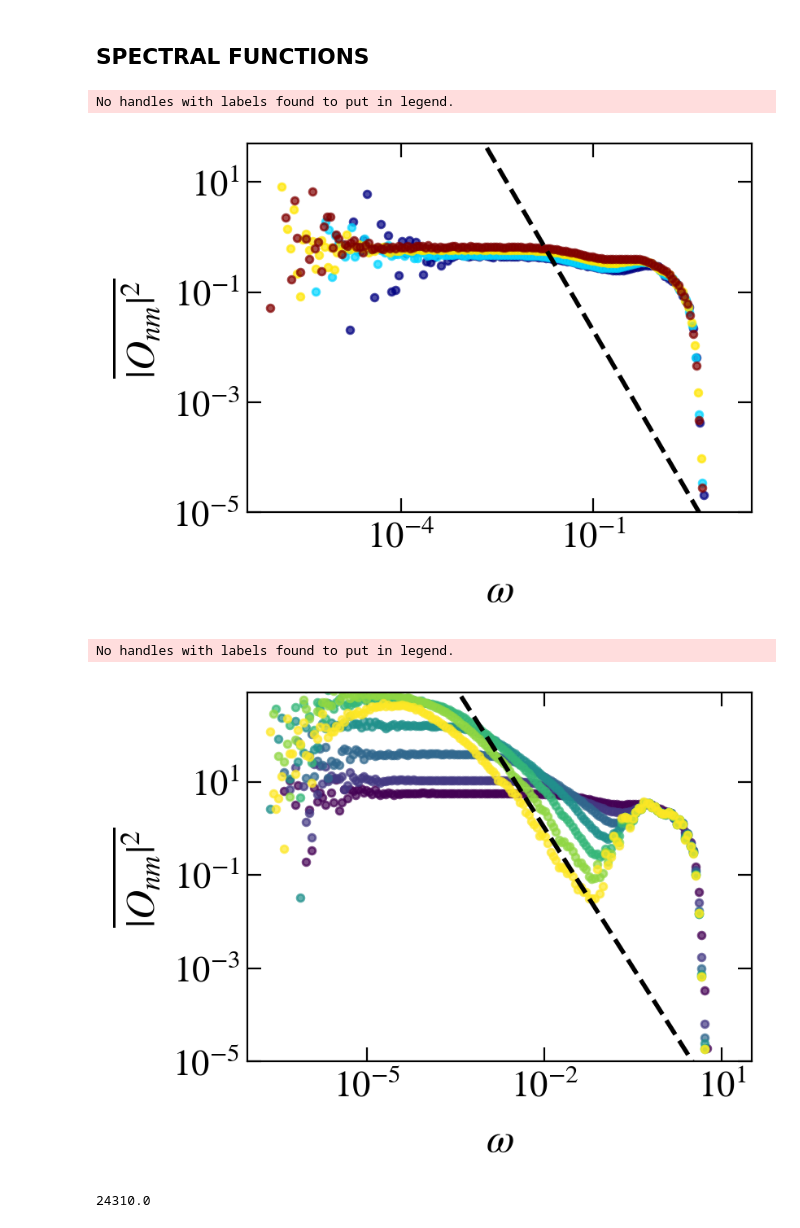
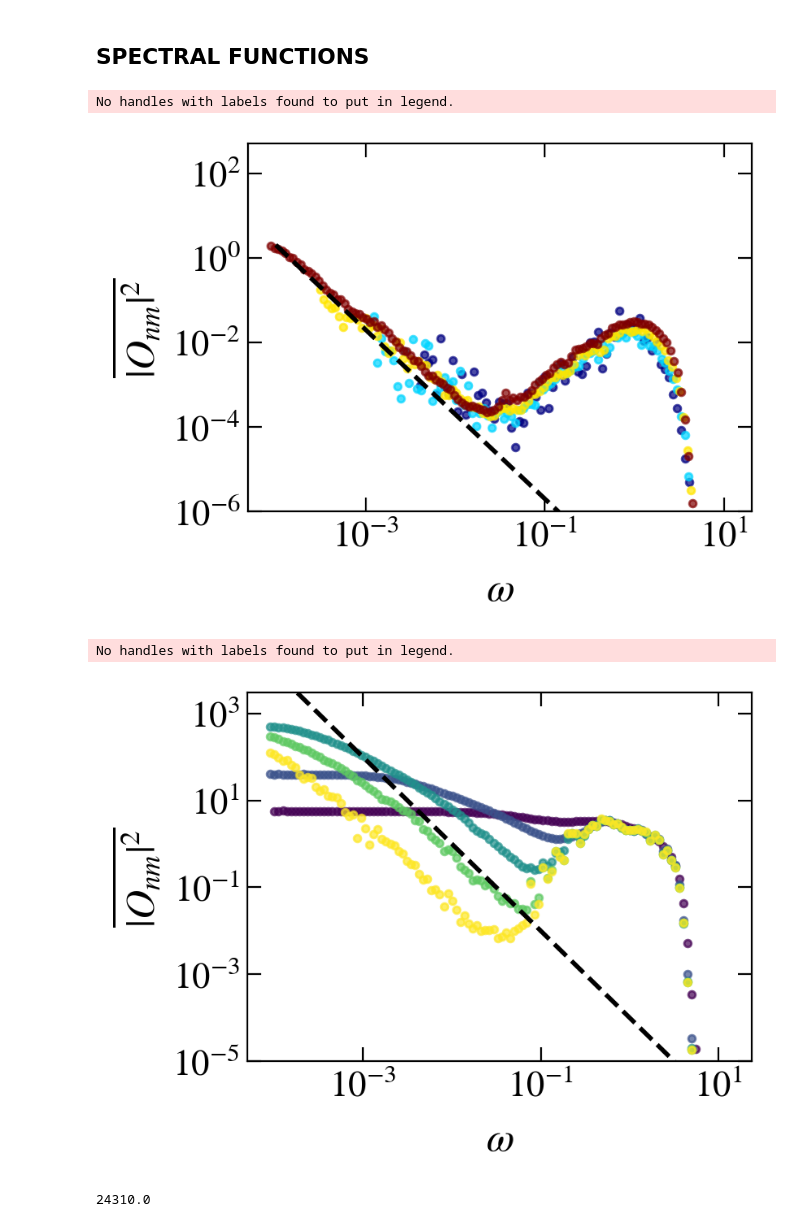
Before and after one commit to Rafal-Swietek/QHamSolver, a Jupyter notebook: XXZ/Jupyter_Python/fgr.ipynb, the cells around one changed output. Cells and saved outputs as stored; diff of their text form; code cells hidden in the pictures.

Commit message:
fixed damn bug for good result..

```diff
--- a/XXZ/Jupyter_Python/fgr.ipynb
+++ b/XXZ/Jupyter_Python/fgr.ipynb
@@ -115,10 +115,13 @@ w = 2
 J = 1
 g=0.2
 op=0
-modello = 'RP'
-prefix = '../results/disorder/PBC/Spectrals_SzSz/'
 
-sizes = np.arange(10, 19, 1)
+BC = 1
+
+prefix = '../results/disorder/OBC/Spectrals_SzSz/' if BC else '../results/disorder/PBC/Spectrals_SzSz/'
+hz = 1 if BC else 0
+
+sizes = np.arange(10, 19, 2)
 
 DIM = 1
 fig, axis = plt.subplots( nrows=1, ncols=2, figsize=(9,4), dpi = 200, sharex=False, sharey=False)
@@ -138,7 +141,7 @@ def exp_fit_kurwa(x, a, xi):
     return a * 2**(-x * xi)
     # return 1 - 1 / (1 + a * 2**(-x * xi))
 
-for iig, wx_vals in enumerate([np.arange(0.02, 0.5, 0.02)]):
+for iig, wx_vals in enumerate([np.arange(0.0, 0.41, 0.01 if BC else 0.02)]):
 # gamma_vals = np.arange(0.5, 2.01, 0.1)
     dim = int( binom(L, L//2) )
 
@@ -160,7 +163,7 @@ for iig, wx_vals in enumerate([np.arange(0.02, 0.5, 0.02)]):
             counter = 0
             r = 0#np.zeros((45))
 
-            name = prefix + info_dis(L=L, J1=J, delta1=0.55, w=wx) + '.hdf5'
+            name = prefix + info_dis(L=L, J1=J, delta1=0.55, w=wx, hz=hz) + '.hdf5'
             if exists(name):
                 with h5py.File(name, "r") as file:
                     Ex = np.array(file.get('energy_density'))
@@ -337,7 +402,8 @@ J = 1
 g=0.2
 op=0
 modello = 'RP'
-prefix = '../results/disorder/PBC/Spectrals_SzSz/'
+prefix = '../results/disorder/OBC/Spectrals_SzSz/'
+hz=1
 
 sizes = np.arange(12, 19, 2)
 
@@ -358,7 +424,7 @@ s_m = matplotlib.cm.ScalarMappable(cmap='jet', norm=norm)
 s_m.set_array([])
 
 
-wx = 0.02
+wx = 0.18
 for iiL, L in enumerate(sizes):
     dim = int( binom(L, L//2) )
 
@@ -366,36 +432,38 @@ for iiL, L in enumerate(sizes):
 
     omegas = np.nan
     spec_fun = np.nan
-    name = prefix + info_dis(L=L, J1=J, delta1=0.55, w=wx) + '.hdf5'
+    name = prefix + info_dis(L=L, J1=J, delta1=0.55, w=wx, hz=hz) + '.hdf5'
     if exists(name):
         with h5py.File(name, "r") as file:
             Ex = np.array(file.get('energy_density'))
             idx = min(range(len(Ex)), key=lambda i: abs(Ex[i] - eps))
             DOS = np.array(file.get('DOS'))[idx]
+            wH = np.array(file.get('wH'))[0]
 
             G = 1#dim**(1-2*w) * L**2
-            spec_fun = np.array(file.get('spec_fun_typ'))[idx] * dim * G
+            spec_fun = np.array(file.get('spec_fun_typ'))[idx] * DOS * G
             omegas = np.array(file.get('omegas'))[1:] / G
 
             realis = np.array(file.get('realisations'))
     else:
         print(name)
 
-    axis.scatter(omegas, spec_fun, color=col, alpha=0.7, s=10)
+    # axis.scatter(omegas, spec_fun, color=col, alpha=0.7, s=10)
+    axis.scatter(omegas[omegas > wH], spec_fun[omegas > wH], color=col, alpha=0.7, s=10)
 
 
 fig_help.set_plot_elements(axis, ylabel=r"$\overline{|O_{nm}|^2}$", xlabel=r"$\omega$", font_size=16, set_legend=1, xscale='log', yscale='log')
 
 z = np.logspace(-4, 1, 1000)
 # axis.plot(z, 0.02/z, ls=':', color='k', lw=2)
-axis.plot(z, 0.0002/z**2, ls='--', color='k', lw=2)
+axis.plot(z, 2e-8/z**2, ls='--', color='k', lw=2)
 
-axis.set_ylim(1e-5, 5e1)
+axis.set_ylim(1e-6, 5e2)
 
 fig.subplots_adjust(wspace = 0.02, hspace=0.02)
 # %% [output]
 No handles with labels found to put in legend.
-[figure, old version]
+[figure, new version]
 # %%
 colors_ls_cyc = itertools.cycle(colors_ls)
 colors_ls_cyc2 = itertools.cycle(colors_ls)
@@ -416,7 +484,7 @@ fig, axis = plt.subplots( nrows=1, ncols=1, figsize=(4,3), dpi = 200, sharex=Tru
 L = 18
 eps = 0.5
 
-wx_vals = np.arange(0.02, 0.15, 0.02)
+wx_vals = np.arange(0.02, 0.22, 0.04)
 
 
 
@@ -433,34 +501,35 @@ for iiL, wx in enumerate(wx_vals):
 
     omegas = np.nan
     spec_fun = np.nan
     name = prefix + info_dis(L=L, J1=J, delta1=0.55, w=wx) + '.hdf5'
     if exists(name):
         with h5py.File(name, "r") as file:
             Ex = np.array(file.get('energy_density'))
             idx = min(range(len(Ex)), key=lambda i: abs(Ex[i] - eps))
             DOS = np.array(file.get('DOS'))[idx]
+            wH = np.array(file.get('wH'))[0]
 
             G = 1#dim**(1-2*w) * L**2
             spec_fun = np.array(file.get('spec_fun'))[idx] * DOS * G
             omegas = np.array(file.get('omegas'))[1:] / G
 
             realis = np.array(file.get('realisations'))
     else:
         print(name)
 
-    axis.scatter(omegas, spec_fun, color=col, alpha=0.7, s=10)
+    axis.scatter(omegas[omegas > wH], spec_fun[omegas > wH], color=col, alpha=0.7, s=10)
 
 
 fig_help.set_plot_elements(axis, ylabel=r"$\overline{|O_{nm}|^2}$", xlabel=r"$\omega$", font_size=16, set_legend=1, xscale='log', yscale='log')
 
 z = np.logspace(-4, 1, 1000)
 # axis.plot(z, 0.02/z, ls=':', color='k', lw=2)
 axis.plot(z, 0.0001/z**2, ls='--', color='k', lw=2)
 
-axis.set_ylim(1e-5, 8e2)
+axis.set_ylim(1e-5, 3e3)
 
 fig.subplots_adjust(wspace = 0.02, hspace=0.02)
 # %% [output]
 No handles with labels found to put in legend.
-[figure, old version]
+[figure, new version]
 # %%
```
Also changed, not shown: parts of 3 cells of this notebook, 2 other files.
